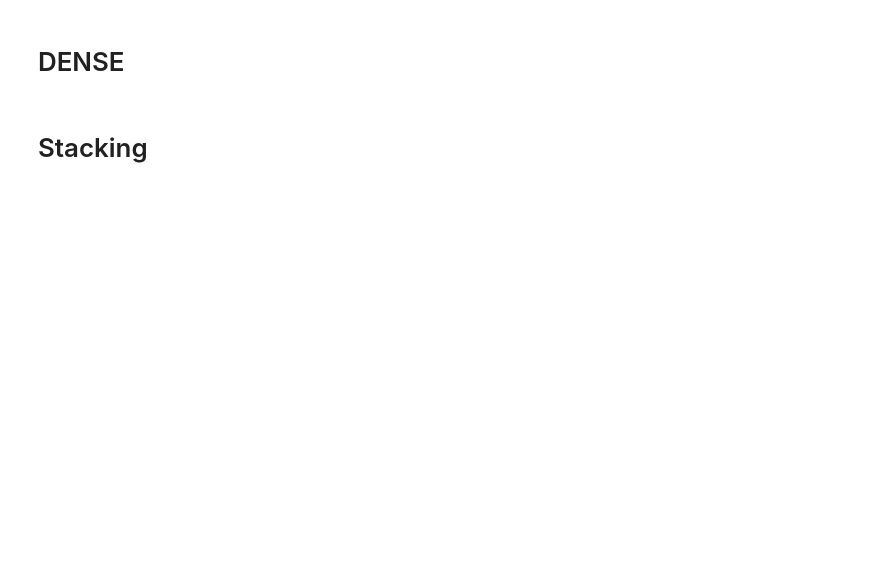
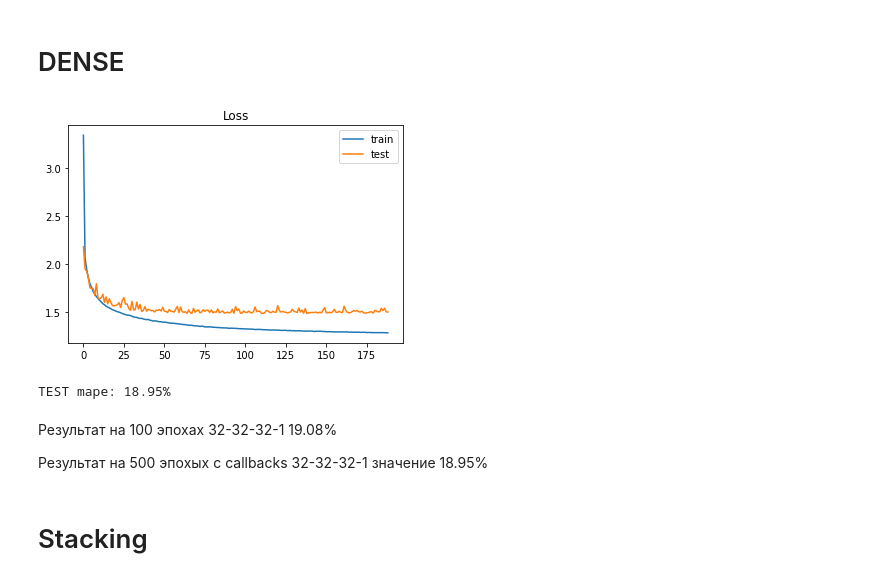
Before and after one commit to TimeryaevaM/Diplom, a Jupyter notebook: diplom_7v_temp.ipynb, the cells around one changed output. Cells and saved outputs as stored; diff of their text form; code cells hidden in the pictures; blank space fills up the shorter version.

```diff
--- a/diplom_7v_temp.ipynb
+++ b/diplom_7v_temp.ipynb
@@ -1893,40 +1922,47 @@ TEST mape: 29.29%
 # %%
 # print(model.summary())
 # %%
-# optimizer = tf.keras.optimizers.Adam()
-# model.compile(optimizer=optimizer, loss='mape', metrics=['mape'])
+optimizer = tf.keras.optimizers.Adam()
+model.compile(optimizer=optimizer, loss='mape', metrics=['mape'])
 # %%
-# from tensorflow.keras.callbacks import ReduceLROnPlateau
-# from tensorflow.keras.callbacks import EarlyStopping
+from tensorflow.keras.callbacks import ReduceLROnPlateau
+from tensorflow.keras.callbacks import EarlyStopping
 
-# reduce_lr = ReduceLROnPlateau(monitor='val_mape', factor=0.5,
-#                               patience=5, min_lr=0.001)
-# early_stop = EarlyStopping(monitor='val_mape')
+reduce_lr = ReduceLROnPlateau(monitor='val_mape', factor=0.1,
+                              patience=5, min_lr=0.001)
+early_stop = EarlyStopping(monitor='val_mape', restore_best_weights=True, patience=50)
 # %%
-# history = model.fit(X_train,
-#                     y_train,
-#                     epochs=100,
-#                     validation_split=0.3,
-#                     verbose=0,
-#                     #batch_size=100,
-#                     #callbacks=[reduce_lr],
-#                     )
+history = model.fit(X_train,
+                    y_train,
+                    epochs=500,
+                    validation_split=0.3,
+                    verbose=0,
+                    callbacks=[reduce_lr, early_stop],
+                    )
 # %%
-# plt.title('Loss')
-# plt.plot(history.history['loss'], label='train')
-# plt.plot(history.history['val_loss'], label='test')
-# plt.legend()
-# plt.show()
+plt.title('Loss')
+plt.plot(history.history['loss'], label='train')
+plt.plot(history.history['val_loss'], label='test')
+plt.legend()
+plt.show()
+# %% [output]
+[figure, added]
 # %%
-# y_pred = model.predict(X_test).flatten()
+y_pred = model.predict(X_test).flatten()
 
-# # Преобразуем Y_test, y_pred к exp значениям для оценки MAPE
+# Преобразуем Y_test, y_pred к exp значениям для оценки MAPE
 
-# y_pred_exp = np.round(np.exp(y_pred) - 1)
-# y_test_exp = np.round(np.exp(y_test) - 1)
+y_pred_exp = np.round(np.exp(y_pred) - 1)
+y_test_exp = np.round(np.exp(y_test) - 1)
 
-# # Вывод результата MAPE
-# print(f"TEST mape: {(mape(y_test_exp, y_pred_exp))*100:0.2f}%")
+# Вывод результата MAPE
+print(f"TEST mape: {(mape(y_test_exp, y_pred_exp))*100:0.2f}%")
+# %% [output]
+TEST mape: 18.95%
+# %% [markdown]
+Результат на 100 эпохах 32-32-32-1 19.08%
+
+Результат на 500 эпохых с callbacks 32-32-32-1 значение 18.95%
 # %%
 # Как видно, нейронная есть не дает существнных улучшений по разным наборам.
 # %% [markdown]
```
Also changed, not shown: parts of 65 cells of this notebook.
